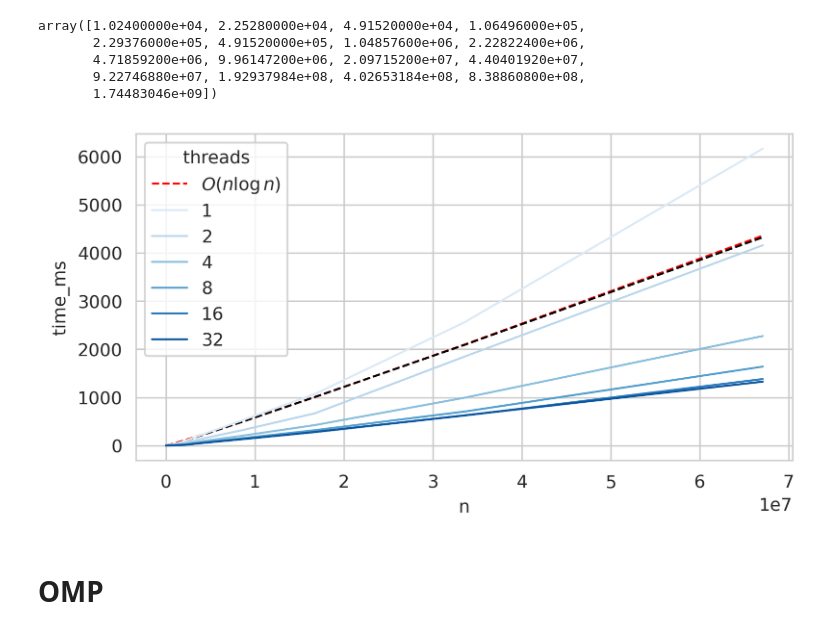
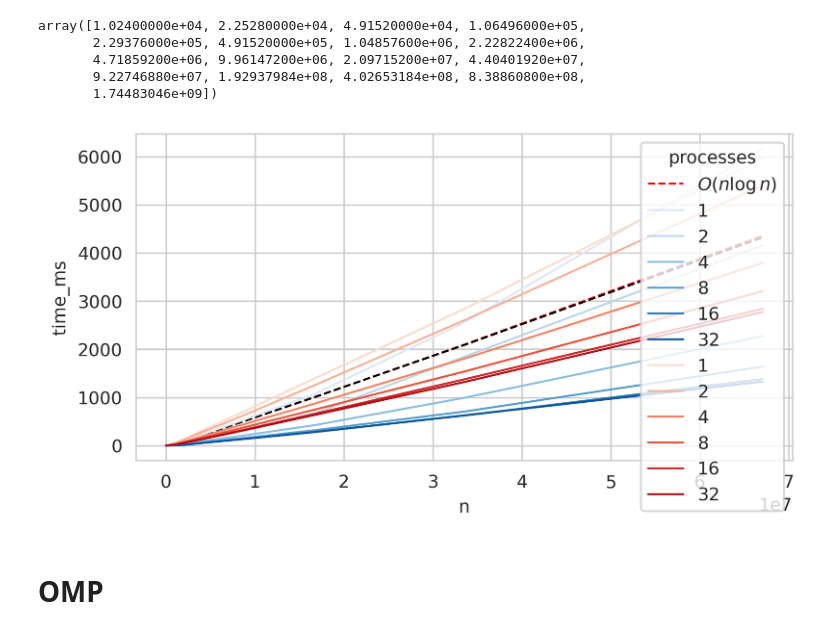
Before and after one commit to thedylone/FFT-accelerated, a Jupyter notebook: report/plot.ipynb, the cells around one changed output. Drawn from its saved outputs; the diff is of its cells as text; code cells hidden in the pictures.

Commit message:
[MPI]: impl & results

```diff
--- a/report/plot.ipynb
+++ b/report/plot.ipynb
@@ -14,6 +35,7 @@ plt.rcParams["lines.linewidth"] = 1
 # %%
 serial_df = pd.read_csv('../serial/results.csv')
 omp_df = pd.read_csv('../openmp/results.csv')
+mpi_df = pd.read_csv('../mpi/results.csv')
 # %%
 serial_col = "#000000"
 omp_col = sns.color_palette("Blues", 6)
@@ -33,10 +55,11 @@ array([1.02400000e+04, 2.25280000e+04, 4.91520000e+04, 1.06496000e+05,
 # %%
 ax = sns.lineplot(x=ns, y=ns * np.log2(ns) * 2.5e-6, color='red', linestyle="--", label="$O(n \\log n)$")
 sns.lineplot(ax=ax, data=serial_df, x="n", y="time_ms", color=serial_col, linestyle="--")
 sns.lineplot(ax=ax, data=omp_df, x="n", y="time_ms", hue="threads", palette=omp_col)
+sns.lineplot(ax=ax, data=mpi_df, x="n", y="time_ms", hue="processes", palette=mpi_col)
 plt.show()
 # %% [output]
-[figure, old version]
+[figure, new version]
 # %% [markdown]
 # OMP
 # %% [markdown]
```
Also changed, not shown: parts of 3 cells of this notebook, 12 other files.
